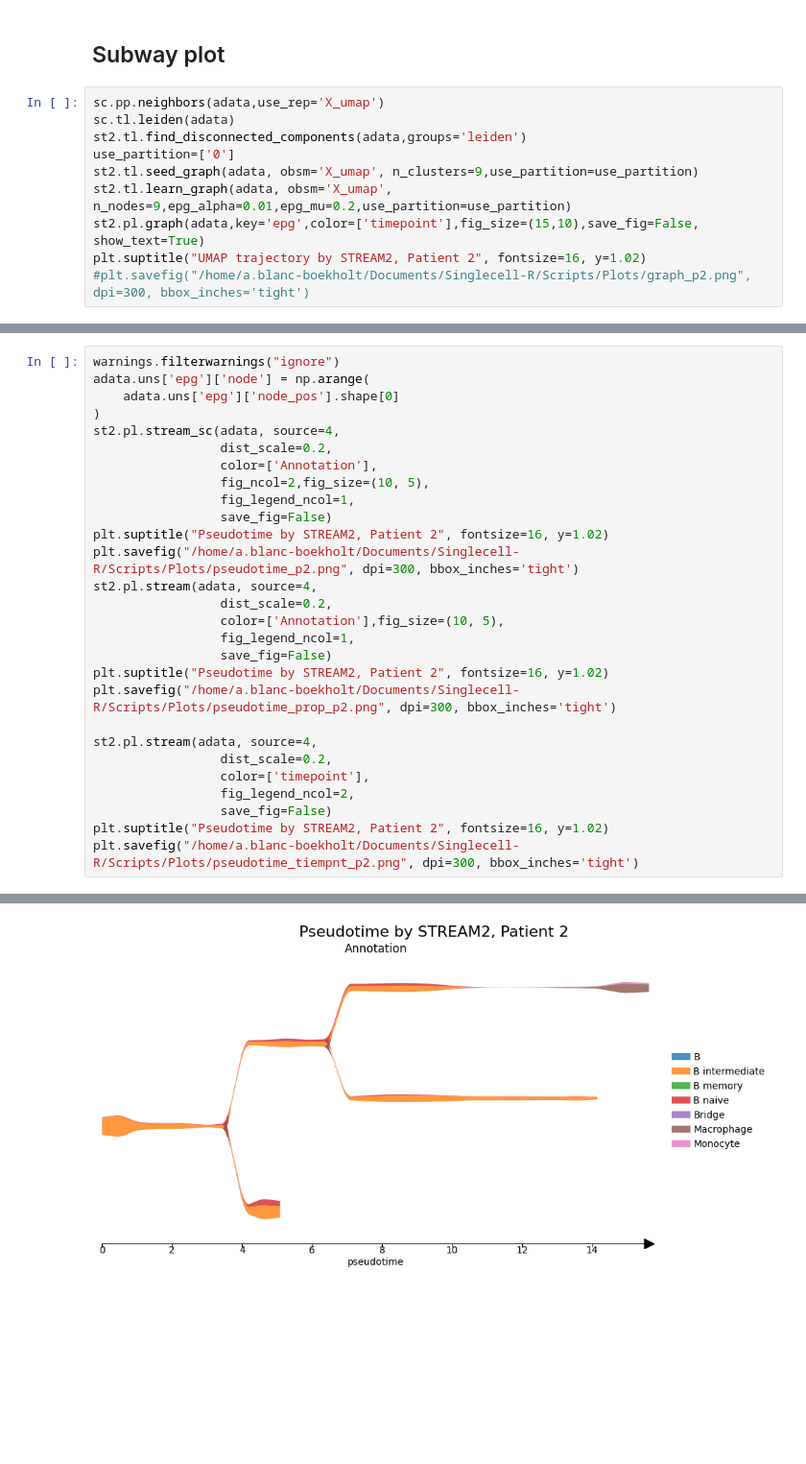
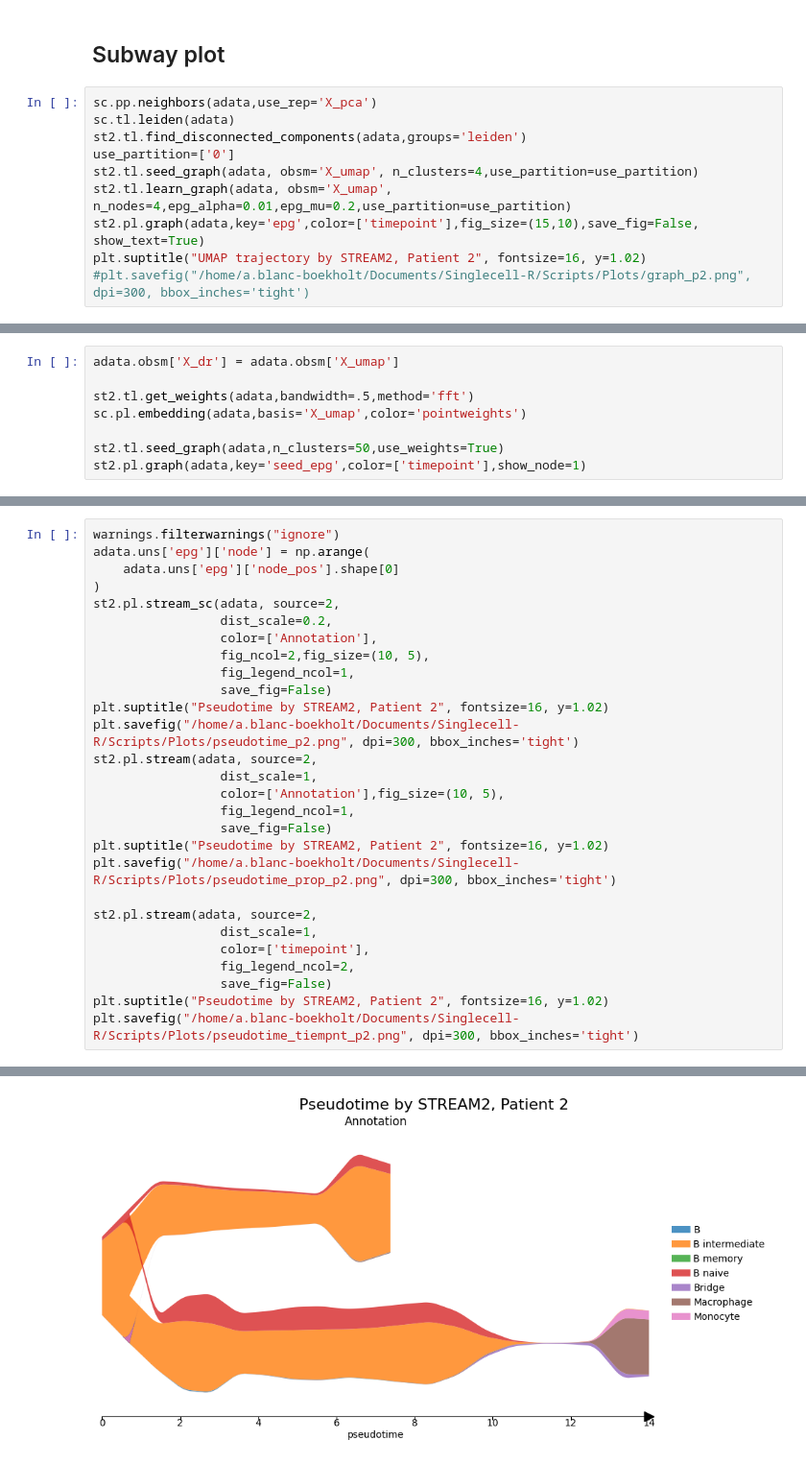
Before and after one commit to Augugustine/CITE-seq-analysis-CLL, a Jupyter notebook: 3- Boolean model/Stream2_macrostates.ipynb, the cells around one changed output, grey strips where cells are left out. Shown at 96% size. Drawn from its saved outputs; the diff is of its cells as text; blank space fills up the shorter version.

```diff
--- a/3- Boolean model/Stream2_macrostates.ipynb
+++ b/3- Boolean model/Stream2_macrostates.ipynb
@@ -374,12 +376,12 @@ adata_subset.write("/home/a.blanc-boekholt/Documents/Singlecell-R/Scripts/Matrix
 # %% [markdown]
 ## Subway plot
 # %%
-sc.pp.neighbors(adata,use_rep='X_umap')
+sc.pp.neighbors(adata,use_rep='X_pca')
 sc.tl.leiden(adata)
 st2.tl.find_disconnected_components(adata,groups='leiden')
 use_partition=['0']
-st2.tl.seed_graph(adata, obsm='X_umap', n_clusters=9,use_partition=use_partition)
-st2.tl.learn_graph(adata, obsm='X_umap', n_nodes=9,epg_alpha=0.01,epg_mu=0.2,use_partition=use_partition)
+st2.tl.seed_graph(adata, obsm='X_umap', n_clusters=4,use_partition=use_partition)
+st2.tl.learn_graph(adata, obsm='X_umap', n_nodes=4,epg_alpha=0.01,epg_mu=0.2,use_partition=use_partition)
 st2.pl.graph(adata,key='epg',color=['timepoint'],fig_size=(15,10),save_fig=False, show_text=True)
 plt.suptitle("UMAP trajectory by STREAM2, Patient 2", fontsize=16, y=1.02)
 #plt.savefig("/home/a.blanc-boekholt/Documents/Singlecell-R/Scripts/Plots/graph_p2.png", dpi=300, bbox_inches='tight')
@@ -391,0 +394,8 @@ Text(0.5, 1.02, 'UMAP trajectory by STREAM2, Patient 2')
+# %%
+adata.obsm['X_dr'] = adata.obsm['X_umap']
+
+st2.tl.get_weights(adata,bandwidth=.5,method='fft')
+sc.pl.embedding(adata,basis='X_umap',color='pointweights')
+
+st2.tl.seed_graph(adata,n_clusters=50,use_weights=True)
+st2.pl.graph(adata,key='seed_epg',color=['timepoint'],show_node=1)
@@ -394,7 +411,7 @@ warnings.filterwarnings("ignore")
 adata.uns['epg']['node'] = np.arange(
     adata.uns['epg']['node_pos'].shape[0]
 )
-st2.pl.stream_sc(adata, source=4,
+st2.pl.stream_sc(adata, source=2,
                  dist_scale=0.2,
                  color=['Annotation'],
                  fig_ncol=2,fig_size=(10, 5),
@@ -402,16 +419,16 @@ st2.pl.stream_sc(adata, source=4,
                  save_fig=False)
 plt.suptitle("Pseudotime by STREAM2, Patient 2", fontsize=16, y=1.02)
 plt.savefig("/home/a.blanc-boekholt/Documents/Singlecell-R/Scripts/Plots/pseudotime_p2.png", dpi=300, bbox_inches='tight')
-st2.pl.stream(adata, source=4,
-                 dist_scale=0.2,
+st2.pl.stream(adata, source=2,
+                 dist_scale=1,
                  color=['Annotation'],fig_size=(10, 5),
                  fig_legend_ncol=1,
                  save_fig=False)
 plt.suptitle("Pseudotime by STREAM2, Patient 2", fontsize=16, y=1.02)
 plt.savefig("/home/a.blanc-boekholt/Documents/Singlecell-R/Scripts/Plots/pseudotime_prop_p2.png", dpi=300, bbox_inches='tight')
 
-st2.pl.stream(adata, source=4,
-                 dist_scale=0.2,
+st2.pl.stream(adata, source=2,
+                 dist_scale=1,
                  color=['timepoint'],
                  fig_legend_ncol=2,
                  save_fig=False)
@@ -422 +439 @@ plt.savefig("/home/a.blanc-boekholt/Documents/Singlecell-R/Scripts/Plots/pseudot
-[figure, old version]
+[figure, new version]
```
Also changed, not shown: parts of 11 cells of this notebook, 1 other file.
